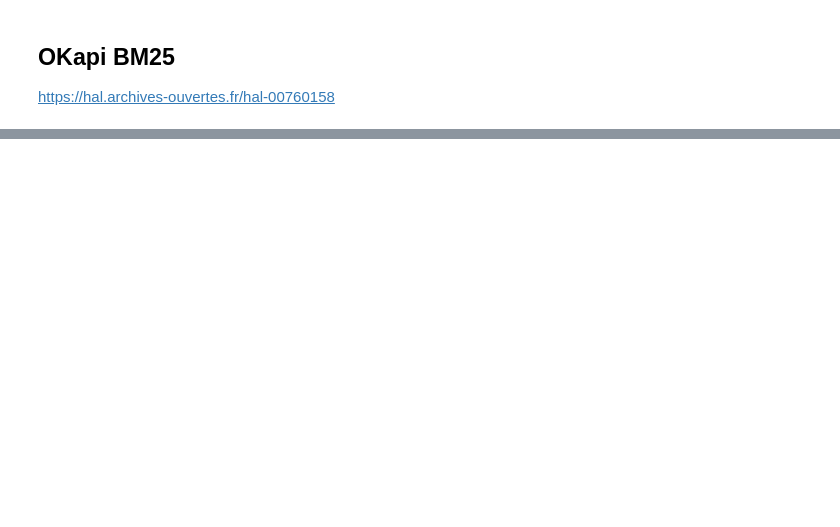
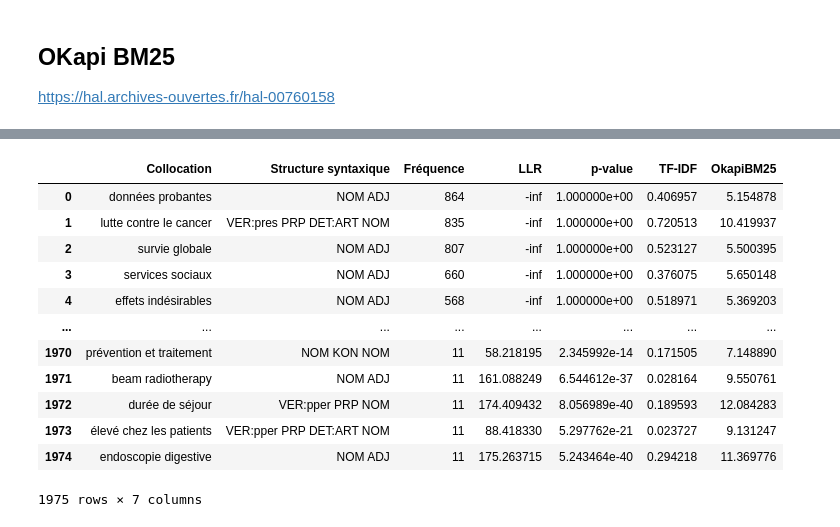
Before and after one commit to Camille-Demers/text-mining-project, a Jupyter notebook: 00-Jupyter-Notebooks/3_Pondération_statistique.ipynb, the cells around one changed output, grey strips where cells are left out. Drawn from its saved outputs; the diff is of its cells as text; code cells hidden in the pictures; blank space fills up the shorter version.

```diff
--- a/00-Jupyter-Notebooks/3_Pondération_statistique.ipynb
+++ b/00-Jupyter-Notebooks/3_Pondération_statistique.ipynb
@@ -265,0 +238,6 @@ termes_tries.to_csv(base_path + titre + '_weighting_TF-IDF.csv')
+# %%
+terms_weighted = terms_weighted.drop_duplicates(keep='first')
+# %%
+terms_weighted = pd.merge(csv, terms_weighted, on='Collocation').drop_duplicates(
+  subset = ['Collocation', 'Fréquence'],
+  keep = 'first').reset_index(drop = True)
@@ -282,12 +262,12 @@ df = pd.DataFrame(tab, index=features_names, columns=corpus_index).transpose()
 # %%
 # df.to_csv(base_path + titre + '_matrice-OkapiBM25.csv') # Si on veut avoir la matrice (mais le fichier peut être très volumineux)
 # %%
-terms_weighted = {term: df[term].max() for term in df}
+terms_okapi = {term: df[term].max() for term in df}
 # %%
-tab = DataFrame(terms_weighted.items(), columns=['Collocation', 'OkapiBM25'])
+tab = DataFrame(terms_okapi.items(), columns=['Collocation', 'OkapiBM25'])
 tab.sort_values(["OkapiBM25"],
                     axis=0,
                     ascending=[False],
                     inplace=True)
 
-tab = pd.merge(termes_tries, tab, on="Collocation")
+tab = pd.merge(terms_weighted, tab, on="Collocation")
@@ -295,0 +279,16 @@ tab.to_csv(base_path + titre + '_weighting_OKapiBM25.csv')
+# %%
+tab
+# %% [output]
+|  | Collocation | Structure syntaxique | Fréquence | LLR | p-value | TF-IDF | OkapiBM25 |
+| 0 | données probantes | NOM ADJ | 864 | -inf | 1.000000e+00 | 0.406957 | 5.154878 |
+| 1 | lutte contre le cancer | VER:pres PRP DET:ART NOM | 835 | -inf | 1.000000e+00 | 0.720513 | 10.419937 |
+| 2 | survie globale | NOM ADJ | 807 | -inf | 1.000000e+00 | 0.523127 | 5.500395 |
+| 3 | services sociaux | NOM ADJ | 660 | -inf | 1.000000e+00 | 0.376075 | 5.650148 |
+| 4 | effets indésirables | NOM ADJ | 568 | -inf | 1.000000e+00 | 0.518971 | 5.369203 |
+| ... | ... | ... | ... | ... | ... | ... | ... |
+| 1970 | prévention et traitement | NOM KON NOM | 11 | 58.218195 | 2.345992e-14 | 0.171505 | 7.148890 |
+| 1971 | beam radiotherapy | NOM ADJ | 11 | 161.088249 | 6.544612e-37 | 0.028164 | 9.550761 |
+| 1972 | durée de séjour | VER:pper PRP NOM | 11 | 174.409432 | 8.056989e-40 | 0.189593 | 12.084283 |
+| 1973 | élevé chez les patients | VER:pper PRP DET:ART NOM | 11 | 88.418330 | 5.297762e-21 | 0.023727 | 9.131247 |
+| 1974 | endoscopie digestive | NOM ADJ | 11 | 175.263715 | 5.243464e-40 | 0.294218 | 11.369776 |
+1975 rows × 7 columns
```
Also changed, not shown: parts of 14 cells of this notebook, 1 other file.
